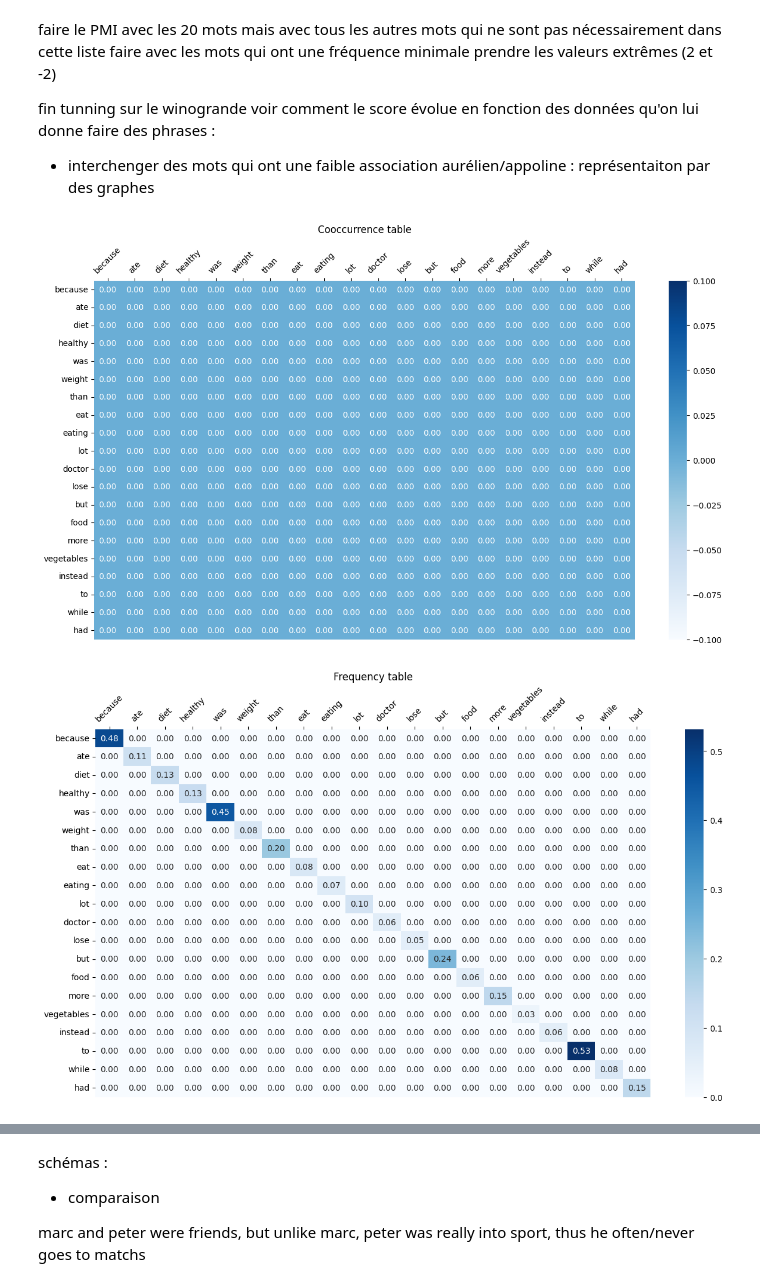
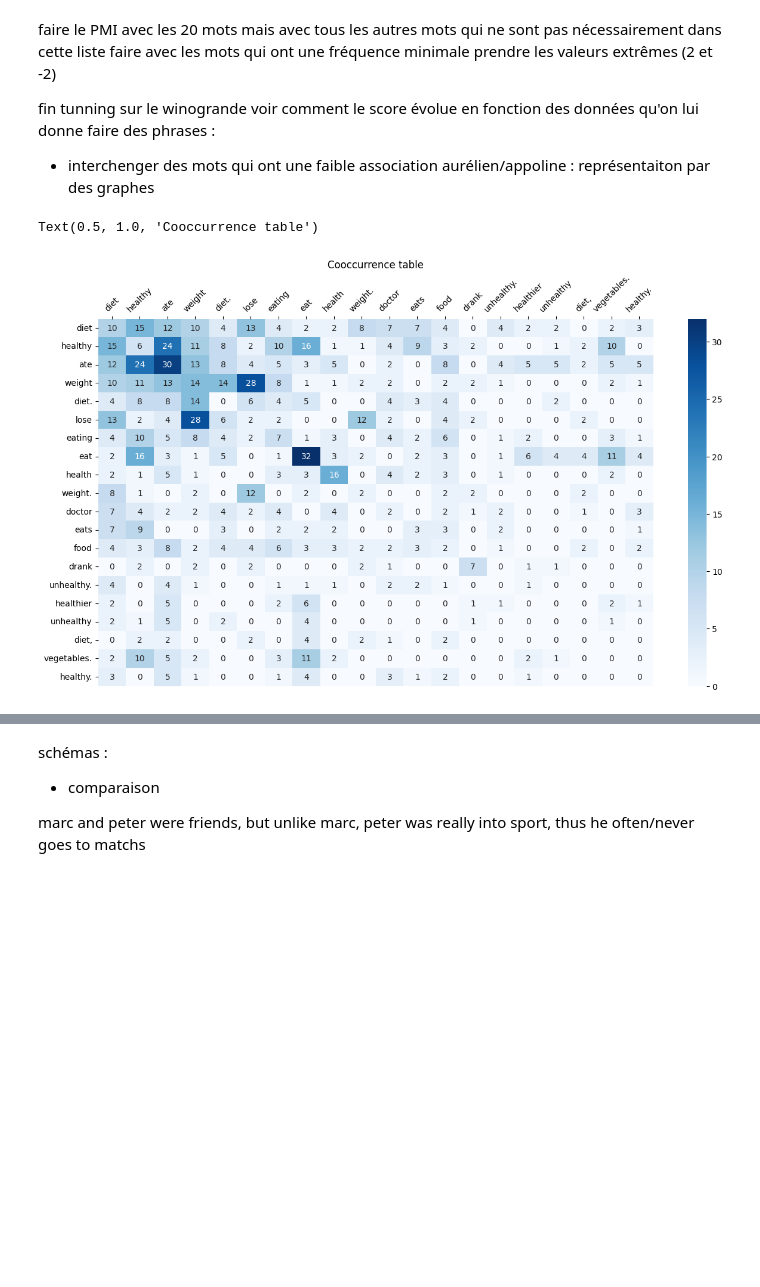
Before and after one commit to MathieuDehouck/Wino-UROP, a Jupyter notebook: classement phrases/Dimitri_notebook_1_nourriture.ipynb, the cells around one changed output, grey strips where cells are left out. Drawn from its saved outputs; the diff is of its cells as text; code cells hidden in the pictures; blank space fills up the shorter version.

```diff
--- a/classement phrases/Dimitri_notebook_1_nourriture.ipynb
+++ b/classement phrases/Dimitri_notebook_1_nourriture.ipynb
@@ -261,18 +258,3 @@ Paramètre estimé lambda : 0.03
 R² : 0.9747
 Paramètre estimé A : 10.26
 Paramètre estimé lambda : 0.03
-# %%
-def similarity_percentage(sent1, sent2):
-    nb_common_words = 0
-    sent1 = sent1.split()
-    sent2 = sent2.split()
-
-    for word in sent1 :
-        if word in sent2:
-            nb_common_words +=1
-    ratio = nb_common_words / max(len(sent1), len(sent2))
-    return ratio
-
-x="c'est la raison de"
-y="c'est la raison de"
-similarity_percentage(x,y)
@@ -337,6 +317,7 @@ def frequency_list(df):
     return *frequency3(tot_word_list), len(tot_word_list)
 
 frequency_list_df1, dict_frequency_list_df1, size_frequency_list_df1 = frequency_list(df)
+frequency_list_df_normal, dict_frequency_list_df_normal, size_frequency_list_df_normal = frequency_list(df_normal)
 # %% [markdown]
 récupérer les 2 fréquences relatives : cacluler la diff normalisée par la fréquence du corpus de référécen
     on s'attend à une distribution en cloche
@@ -417,7 +399,7 @@ def log_for_40_values(frequency_list_df1, my_dict_coca,size_frequency_list_df1,s
         i += 1
     return list_likelihood
 
-list_likelihood = log_for_40_values(frequency_list_df1,my_dict_coca,size_frequency_list_df1, size_frequency_list_df2)
+list_likelihood = log_for_40_values(frequency_list_df1,dict_frequency_list_df_normal,size_frequency_list_df1, size_frequency_list_df_normal)
 
 L = sorted(list_likelihood,key = lambda x: x[1], reverse = True)
 # %%
@@ -480,7 +462,7 @@ a = 0.1
 for i in tqdm(range(20)):
     for j in range(20):
         co_matrix[i][j] = cooccurrence(L[i][0],L[j][0])
-        co_matrix[i][j] = (co_matrix[i][j] + a) / (nb_sentences +  a * len(frequency_list_df1))
+        # co_matrix[i][j] = (co_matrix[i][j] + a) / (nb_sentences +  a * len(frequency_list_df1))
 
 
 
@@ -507,31 +489,31 @@ aurélien/appoline : représentaiton par des graphes
 # %%
 import seaborn as sns
 import matplotlib.pyplot as plt
 import numpy as np
 
 labels = L[:20]
 labels = [x[0] for x in labels]
 
 plt.figure(figsize=(15, 8))
-sns.heatmap(co_matrix, annot=True, fmt="0.2f", cmap="Blues",xticklabels= labels, yticklabels= labels)
+sns.heatmap(co_matrix, annot=True, fmt=".0f", cmap="Blues",xticklabels= labels, yticklabels= labels)
 plt.gca().xaxis.set_ticks_position('top')
 plt.xticks(rotation=45)
 plt.title("Cooccurrence table")
 
 
-labels = L[:20]
-labels = [x[0] for x in labels]
+# labels = L[:20]
+# labels = [x[0] for x in labels]
 
-plt.figure(figsize=(15, 8))
-sns.heatmap(co_matrix_diag, annot=True, fmt="0.2f", cmap="Blues",xticklabels= labels, yticklabels= labels)
-plt.gca().xaxis.set_ticks_position('top')
-plt.xticks(rotation=45)
-plt.title("Frequency table")
+# plt.figure(figsize=(15, 8))
+# sns.heatmap(co_matrix_diag, annot=True, fmt="0.2f", cmap="Blues",xticklabels= labels, yticklabels= labels)
+# plt.gca().xaxis.set_ticks_position('top')
+# plt.xticks(rotation=45)
+# plt.title("Frequency table")
 
-plt.show()
+# plt.show()
 # %% [output]
+Text(0.5, 1.0, 'Cooccurrence table')
-[figure, old version]
+[figure, new version]
-[figure, removed]
 # %%
 # Pointwise mutal information
 import math
```
Also changed, not shown: parts of 15 cells of this notebook, 2 other files.
